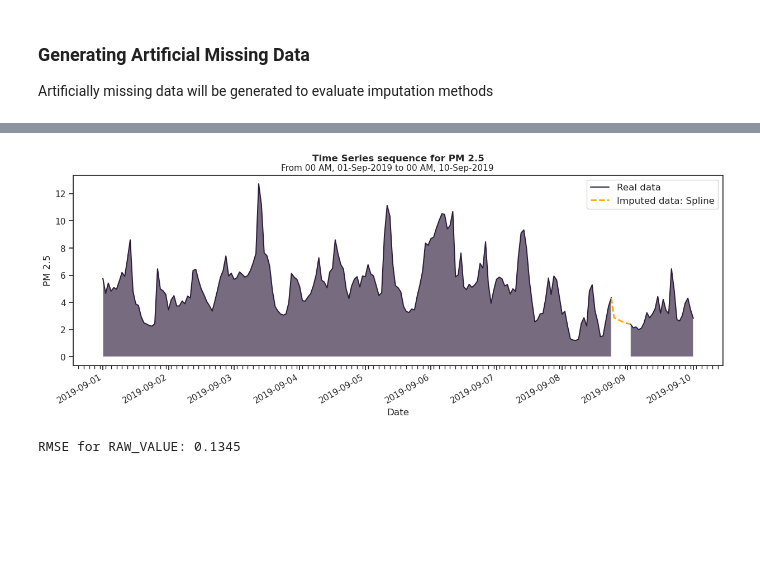
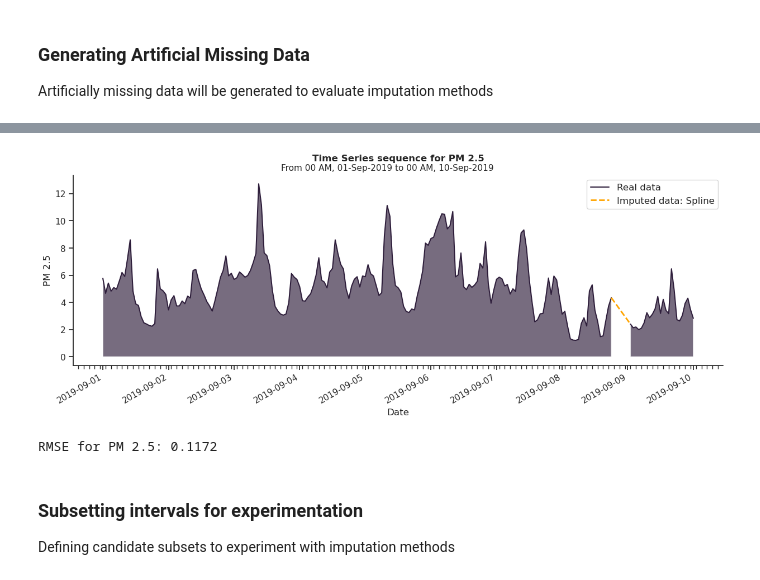
Before and after one commit to erich-hs/Air-We-Breathe, a Jupyter notebook: awb_Missing.ipynb, the cells around one changed output, grey strips where cells are left out. Drawn from its saved outputs; the diff is of its cells as text; code cells hidden in the pictures; blank space fills up the shorter version.

```diff
--- a/awb_Missing.ipynb
+++ b/awb_Missing.ipynb
@@ -186,11 +110,13 @@ for dataset in datasets_list:
 # %%
-# Master DataFrame
-# Resetting MultiIndex
+# Recomposing Master DataFrame
 master_df = pd.concat(datasets).reset_index(level=0)
+
 # Renaming station column
 master_df["STATION"] = master_df["level_0"]
-master_df.drop("level_0", axis=1, inplace=True)
-# Resetting index to complete dataframe length
-master_df.reset_index(drop=True, inplace=True)
+master_df = master_df[["DATE_PST", "STATION", "PM 2.5", "MISSING", "MISSING_SEQ"]]
+# master_df.drop("level_0", axis=1, inplace=True)
+
+# Redefining DATE_PST index
+master_df.set_index("DATE_PST", inplace=True)
 master_df.head()
 # %% [output]
@@ -302,6 +238,6 @@ datetime.datetime(2017, 12, 29, 0, 0)
 # %%
-station_subset = master_df[master_df["STATION"] == "North_Vancouver_Mahon_Park"]
-interval = subset_interval(station_subset, missing_type="IMV", sequence_no=11)
+station_subset = master_df[master_df["STATION"] == "North_Vancouver_Mahon_Park_PM25"]
+interval = subset_interval(station_subset, missing_type="IMV", sequence_no=5)
 # %% [output]
 179 IMV missing value sequences found with current arguments:
 +-----+---------------------+---------------------+----------+
@@ -323,3 +258,0 @@ Final interval('2016-09-03 14:00:00', '2016-09-13 15:00:00')
-# %%
-station_subset.set_index("DATE_PST", inplace=True)
-station_subset.head()
@@ -341,13 +266,13 @@ Artificially missing data will be generated to evaluate imputation methods
 # %%
 subset, subset_missing = create_missing(
     data=station_subset,
-    value="RAW_VALUE",
-    start=datetime(2019, 8, 13),
+    value="PM 2.5",
+    start=datetime(2019, 9, 1),
     end=datetime(2019, 9, 10),
     missing_length=6,
     padding=24,
     missing_index="end",
 )
 
-plot_sequence(data=subset_missing, value="RAW_VALUE")
+plot_sequence(data=subset_missing, value="PM 2.5")
 # %% [output]
@@ -370,20 +295,23 @@ plot_compare(
 # %%
-subset_spline = subset.copy()
-subset_spline["RAW_VALUE"] = (
-    subset_missing["RAW_VALUE"].interpolate(method="spline", order=3).tolist()
+subset_imputed = subset.copy()
+subset_imputed["PM 2.5"] = (
+    subset_missing["PM 2.5"].interpolate(method="linear").tolist()
 )
 plot_compare(
-    subset_spline,
+    subset_imputed,
     subset_missing,
-    value="RAW_VALUE",
-    value_missing="RAW_VALUE",
+    value="PM 2.5",
+    value_missing="PM 2.5",
     missing_only=True,
     start=datetime(2019, 9, 1),
     end=datetime(2019, 9, 10),
     data_label="Imputed data: Spline",
 )
 
-_ = rmse_score(subset, subset_spline, value="RAW_VALUE")
+_ = rmse_score(subset, subset_imputed, value="PM 2.5")
 # %% [output]
-[figure, old version]
+[figure, new version]
-RMSE for RAW_VALUE: 0.1345
+RMSE for PM 2.5: 0.1172
+# %% [markdown]
+### Subsetting intervals for experimentation
+Defining candidate subsets to experiment with imputation methods
```
Also changed, not shown: parts of 48 cells of this notebook, 3 other files.
